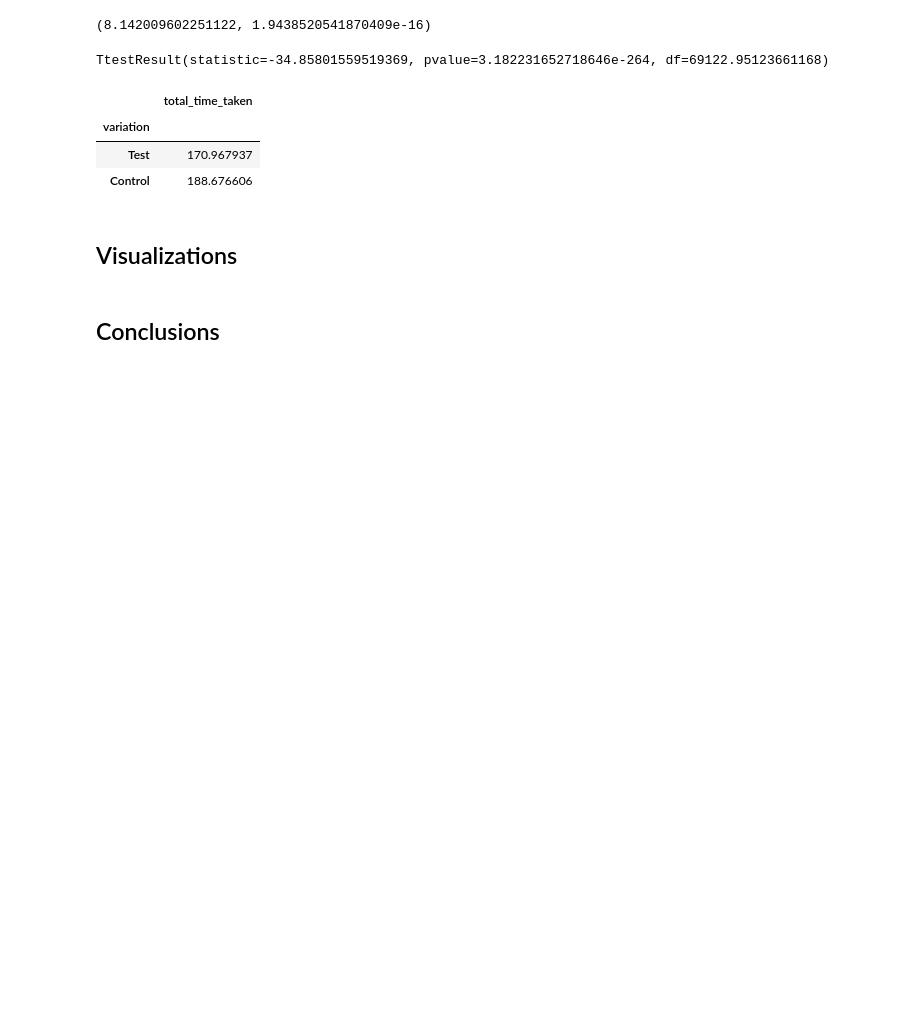
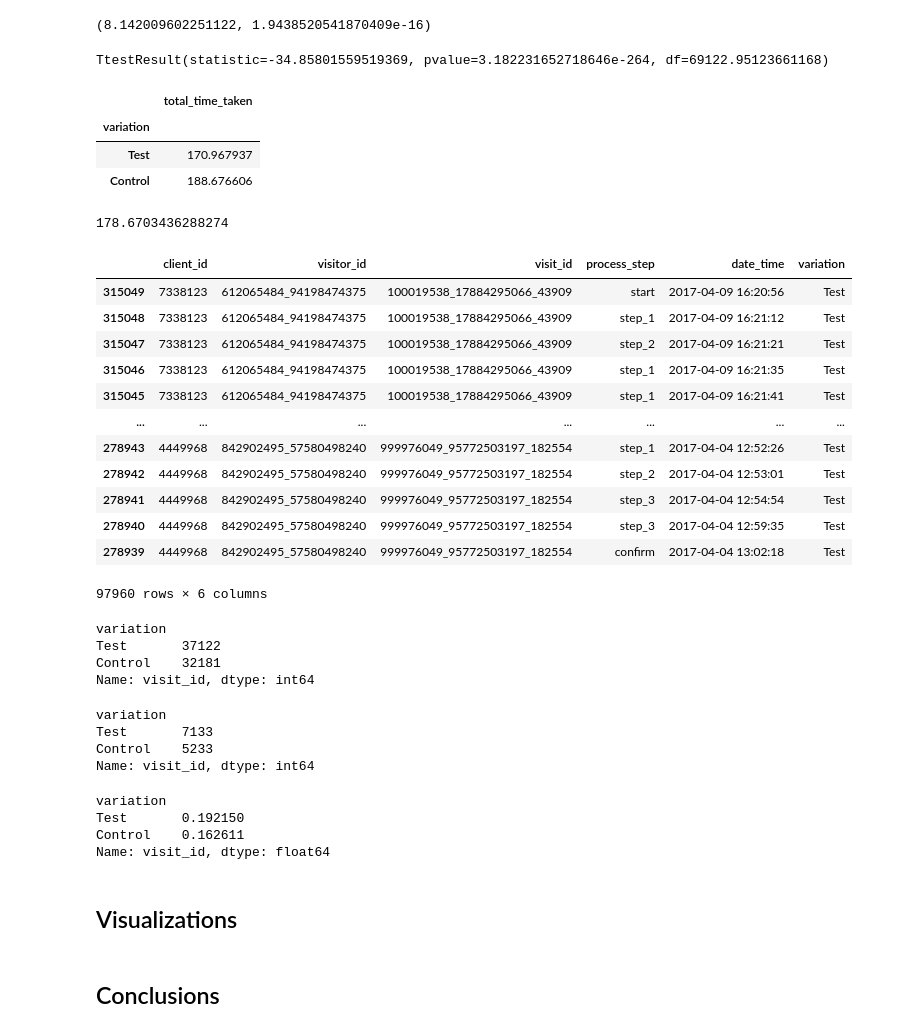
Before and after one commit to Aru-jan/vanguard-ab-test, a Jupyter notebook: main.ipynb, the cells around one changed output. Saved outputs shown, nothing was run; the diff lists cells and outputs as text; code cells hidden in the pictures; blank space fills up the shorter version.

Commit message:
Added a fuction for non-happy-path

```diff
--- a/main.ipynb
+++ b/main.ipynb
@@ -681,6 +684,67 @@ average_time_per_variation
 | variation |  |
 | Test | 170.967937 |
 | Control | 188.676606 |
+# %%
+# average total time without outliers
+avg_total_time = happy_paths_filtered['total_time_taken'].mean()
+display(avg_total_time)
+# %% [output]
+178.6703436288274
+# %%
+# function to filter out visits with start->confirm but no happy path in between them
+def filter_non_happy_path_visits(df):
+    def check_non_consecutive(group):
+        steps = list(group['process_step'])
+        if steps[0] == 'start' and steps[-1] == 'confirm':
+            if steps != ['start', 'step_1', 'step_2', 'step_3', 'confirm']:
+                return True
+        return False
+
+    df_filtered = df.groupby('visit_id').filter(check_non_consecutive)
+    return df_filtered
+
+non_happy_paths = filter_non_happy_path_visits(visits_variations)
+
+display(non_happy_paths)
+# %% [output]
+|  | client_id | visitor_id | visit_id | process_step | date_time | variation |
+| 315049 | 7338123 | 612065484_94198474375 | 100019538_17884295066_43909 | start | 2017-04-09 16:20:56 | Test |
+| 315048 | 7338123 | 612065484_94198474375 | 100019538_17884295066_43909 | step_1 | 2017-04-09 16:21:12 | Test |
+| 315047 | 7338123 | 612065484_94198474375 | 100019538_17884295066_43909 | step_2 | 2017-04-09 16:21:21 | Test |
+| 315046 | 7338123 | 612065484_94198474375 | 100019538_17884295066_43909 | step_1 | 2017-04-09 16:21:35 | Test |
+| 315045 | 7338123 | 612065484_94198474375 | 100019538_17884295066_43909 | step_1 | 2017-04-09 16:21:41 | Test |
+| ... | ... | ... | ... | ... | ... | ... |
+| 278943 | 4449968 | 842902495_57580498240 | 999976049_95772503197_182554 | step_1 | 2017-04-04 12:52:26 | Test |
+| 278942 | 4449968 | 842902495_57580498240 | 999976049_95772503197_182554 | step_2 | 2017-04-04 12:53:01 | Test |
+| 278941 | 4449968 | 842902495_57580498240 | 999976049_95772503197_182554 | step_3 | 2017-04-04 12:54:54 | Test |
+| 278940 | 4449968 | 842902495_57580498240 | 999976049_95772503197_182554 | step_3 | 2017-04-04 12:59:35 | Test |
+| 278939 | 4449968 | 842902495_57580498240 | 999976049_95772503197_182554 | confirm | 2017-04-04 13:02:18 | Test |
+97960 rows × 6 columns
+# %%
+number_of_visits = visits_variations.groupby('variation', observed=False)['visit_id'].nunique()
+display(number_of_visits)
+# %% [output]
+variation
+Test       37122
+Control    32181
+Name: visit_id, dtype: int64
+# %%
+number_of_visits_non_happy = non_happy_paths.groupby('variation', observed=False)['visit_id'].nunique()
+display(number_of_visits_non_happy)
+# %% [output]
+variation
+Test       7133
+Control    5233
+Name: visit_id, dtype: int64
+# %%
+success_rate_non_happy = number_of_visits_non_happy / number_of_visits
+display(success_rate_non_happy)
+# proportion of lost people is greater in test group.
+# %% [output]
+variation
+Test       0.192150
+Control    0.162611
+Name: visit_id, dtype: float64
 # %%
 #TODO: consider binning / pd.cut / qcut for numerical data
 #TODO: correlation matrix
```
Also changed, not shown: parts of 1 cell of this notebook.
